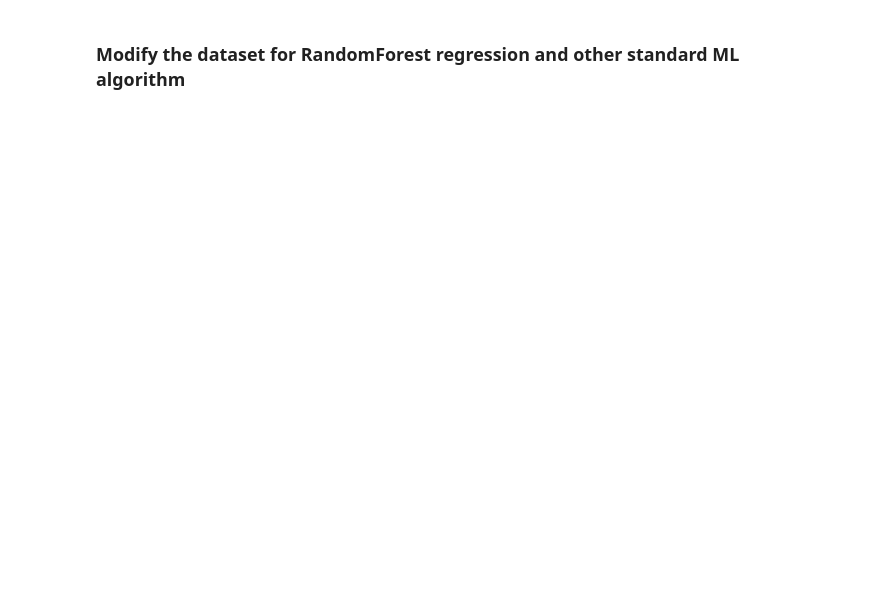
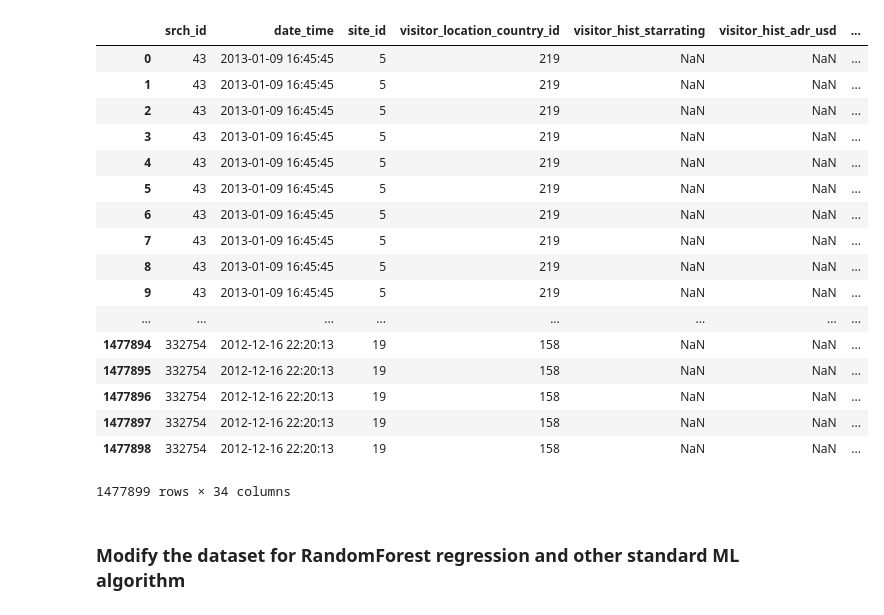
Before and after one commit to DavideBrex/Expedia-Hotels-recommendation-system, a Jupyter notebook: Test_ranking_models.ipynb, the cells around one changed output. Drawn from its saved outputs; the diff is of its cells as text; code cells hidden in the pictures; blank space fills up the shorter version.

```diff
--- a/Test_ranking_models.ipynb
+++ b/Test_ranking_models.ipynb
@@ -18,3 +18,25 @@ train.head()
+# %%
+train= train.drop(["Unnamed: 0","Unnamed: 0.1","Unnamed: 0.1.1"],axis=1)
+train
+# %% [output]
+|  | srch_id | date_time | site_id | visitor_location_country_id | visitor_hist_starrating | visitor_hist_adr_usd | ... |
+| 0 | 43 | 2013-01-09 16:45:45 | 5 | 219 | NaN | NaN | ... |
+| 1 | 43 | 2013-01-09 16:45:45 | 5 | 219 | NaN | NaN | ... |
+| 2 | 43 | 2013-01-09 16:45:45 | 5 | 219 | NaN | NaN | ... |
+| 3 | 43 | 2013-01-09 16:45:45 | 5 | 219 | NaN | NaN | ... |
+| 4 | 43 | 2013-01-09 16:45:45 | 5 | 219 | NaN | NaN | ... |
+| 5 | 43 | 2013-01-09 16:45:45 | 5 | 219 | NaN | NaN | ... |
+| 6 | 43 | 2013-01-09 16:45:45 | 5 | 219 | NaN | NaN | ... |
+| 7 | 43 | 2013-01-09 16:45:45 | 5 | 219 | NaN | NaN | ... |
+| 8 | 43 | 2013-01-09 16:45:45 | 5 | 219 | NaN | NaN | ... |
+| 9 | 43 | 2013-01-09 16:45:45 | 5 | 219 | NaN | NaN | ... |
+| ... | ... | ... | ... | ... | ... | ... | ... |
+| 1477894 | 332754 | 2012-12-16 22:20:13 | 19 | 158 | NaN | NaN | ... |
+| 1477895 | 332754 | 2012-12-16 22:20:13 | 19 | 158 | NaN | NaN | ... |
+| 1477896 | 332754 | 2012-12-16 22:20:13 | 19 | 158 | NaN | NaN | ... |
+| 1477897 | 332754 | 2012-12-16 22:20:13 | 19 | 158 | NaN | NaN | ... |
+| 1477898 | 332754 | 2012-12-16 22:20:13 | 19 | 158 | NaN | NaN | ... |
+1477899 rows × 34 columns
 # %% [markdown]
 ### Modify the dataset for RandomForest regression and other standard ML algorithm
 # %%
```
Also changed, not shown: parts of 14 cells of this notebook, 1 other file.
